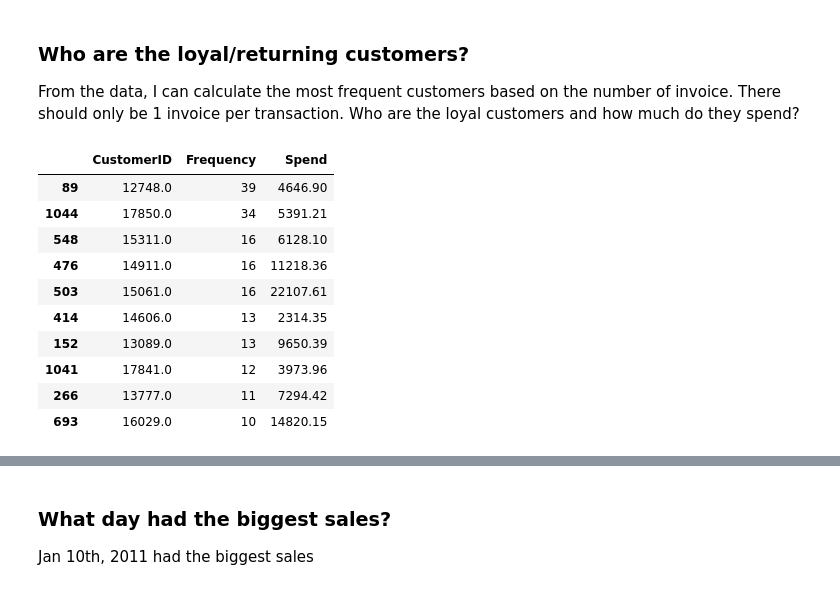
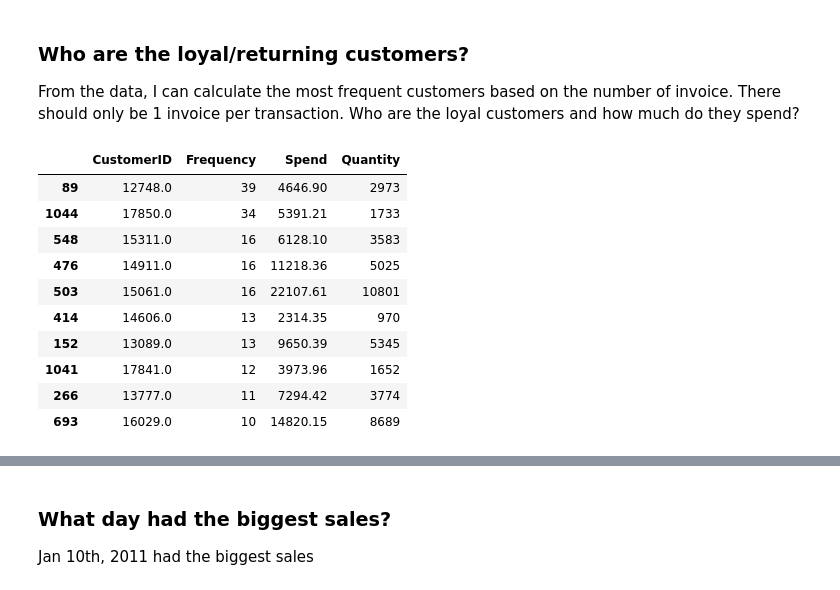
Before and after one commit to RitRa/Programming-Project-Dec-2018, a Jupyter notebook: Online Retail Data - Project 2018.ipynb, the cells around one changed output, grey strips where cells are left out. Drawn from its saved outputs; the diff is of its cells as text; code cells hidden in the pictures.

```diff
--- a/Online Retail Data - Project 2018.ipynb
+++ b/Online Retail Data - Project 2018.ipynb
@@ -457,23 +477,23 @@ From the data, I can calculate the most frequent customers based on the number o
 # %%
 # pd.Series.nunique is used to count only the unique invoices
 # https://pandas.pydata.org/pandas-docs/version/0.21/generated/pandas.Series.nunique.html
 
 loyalcustomer = df.groupby('CustomerID', as_index=False).agg(
-    {"InvoiceNo":pd.Series.nunique, "Total Spend": "sum"}).sort_values('InvoiceNo', ascending=False)
+    {"InvoiceNo":pd.Series.nunique, "Total Spend": "sum", "Quantity":"sum"}).sort_values('InvoiceNo', ascending=False)
 loyalcustomer.rename(columns={'CustomerID':'CustomerID', "InvoiceNo":"Frequency", "Total Spend": "Spend", 'Quantity':'Quantity'}, inplace=True)
 
 #checking on one customer
 #loyalcustomer[loyalcustomer['CustomerID'] == 17850]
 loyalcustomer.head(10)
 # %% [output]
-|  | CustomerID | Frequency | Spend |
-| 89 | 12748.0 | 39 | 4646.90 |
-| 1044 | 17850.0 | 34 | 5391.21 |
-| 548 | 15311.0 | 16 | 6128.10 |
-| 476 | 14911.0 | 16 | 11218.36 |
-| 503 | 15061.0 | 16 | 22107.61 |
-| 414 | 14606.0 | 13 | 2314.35 |
-| 152 | 13089.0 | 13 | 9650.39 |
-| 1041 | 17841.0 | 12 | 3973.96 |
-| 266 | 13777.0 | 11 | 7294.42 |
-| 693 | 16029.0 | 10 | 14820.15 |
+|  | CustomerID | Frequency | Spend | Quantity |
+| 89 | 12748.0 | 39 | 4646.90 | 2973 |
+| 1044 | 17850.0 | 34 | 5391.21 | 1733 |
+| 548 | 15311.0 | 16 | 6128.10 | 3583 |
+| 476 | 14911.0 | 16 | 11218.36 | 5025 |
+| 503 | 15061.0 | 16 | 22107.61 | 10801 |
+| 414 | 14606.0 | 13 | 2314.35 | 970 |
+| 152 | 13089.0 | 13 | 9650.39 | 5345 |
+| 1041 | 17841.0 | 12 | 3973.96 | 1652 |
+| 266 | 13777.0 | 11 | 7294.42 | 3774 |
+| 693 | 16029.0 | 10 | 14820.15 | 8689 |
```
Also changed, not shown: parts of 13 cells of this notebook.
